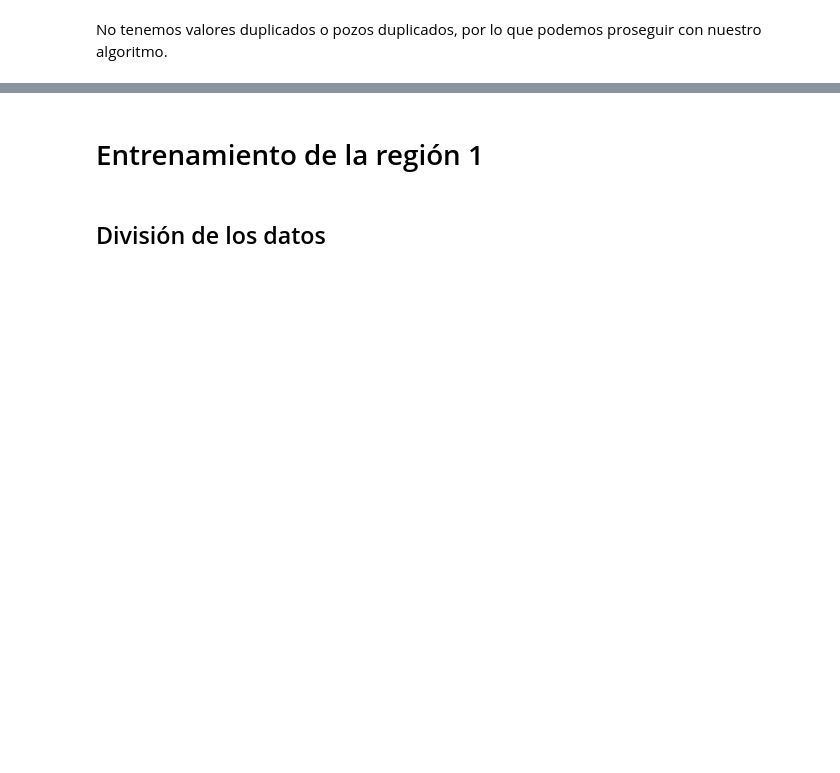
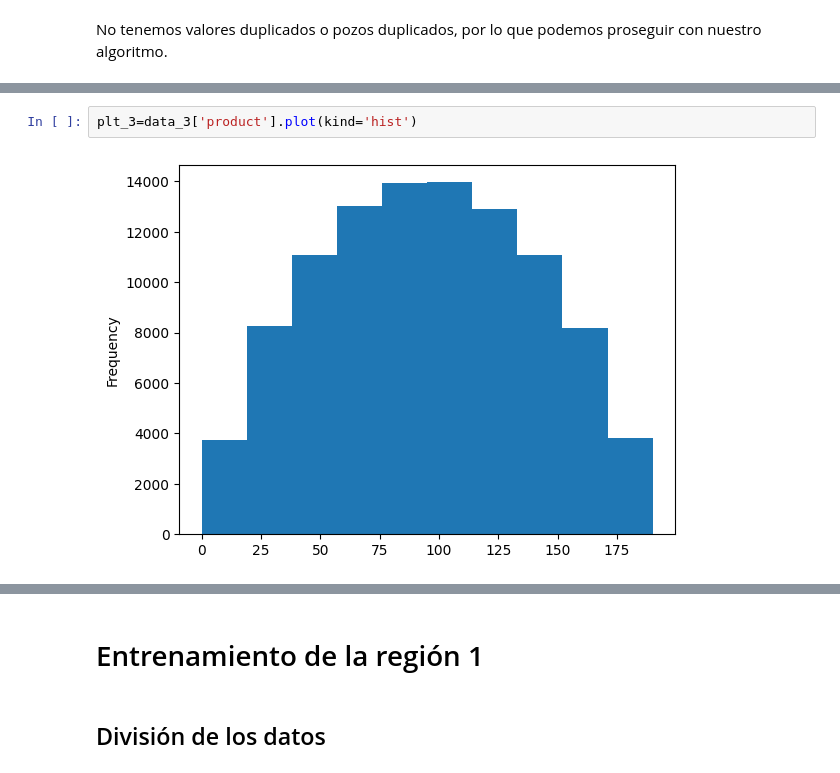
Before and after one commit to santicar1809/oily_giant, a Jupyter notebook: code.ipynb, the cells around one changed output, grey strips where cells are left out. Drawn from its saved outputs; the diff is of its cells as text; blank space fills up the shorter version.

```diff
--- a/code.ipynb
+++ b/code.ipynb
@@ -260,0 +265,4 @@ No tenemos valores duplicados o pozos duplicados, por lo que podemos proseguir c
+# %%
+plt_3=data_3['product'].plot(kind='hist')
+# %% [output]
+[figure, added]
```
Also changed, not shown: parts of 32 cells of this notebook.
